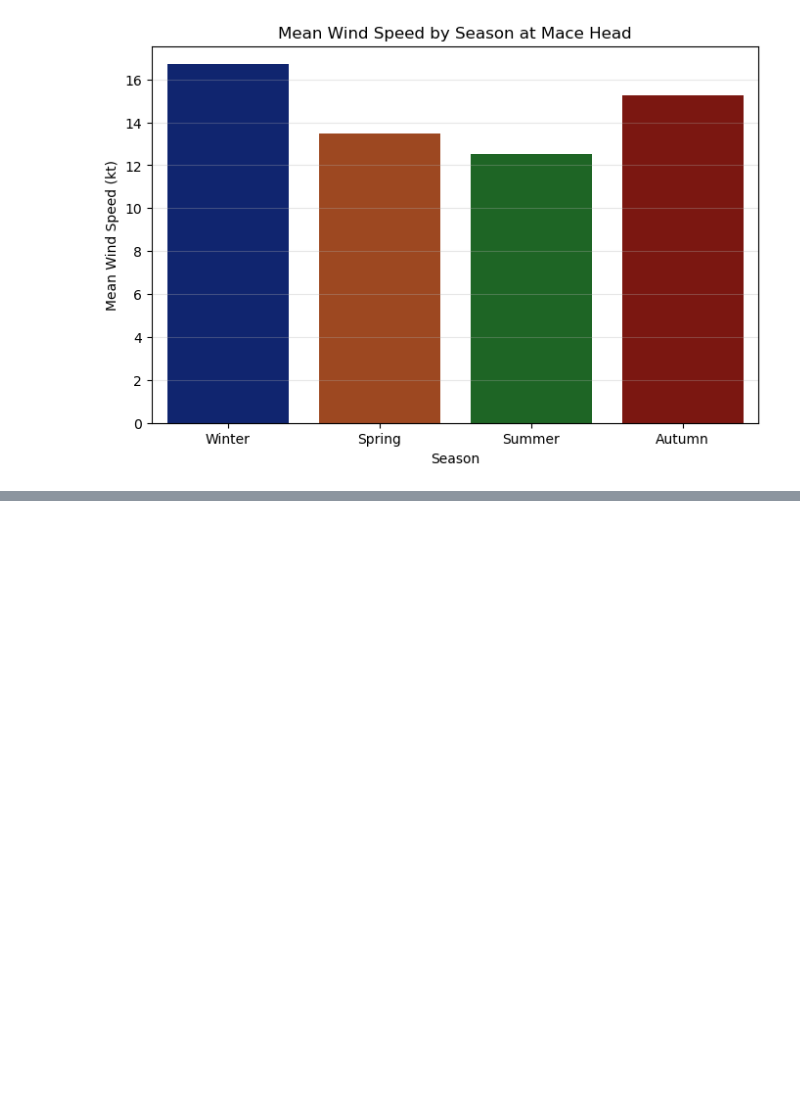
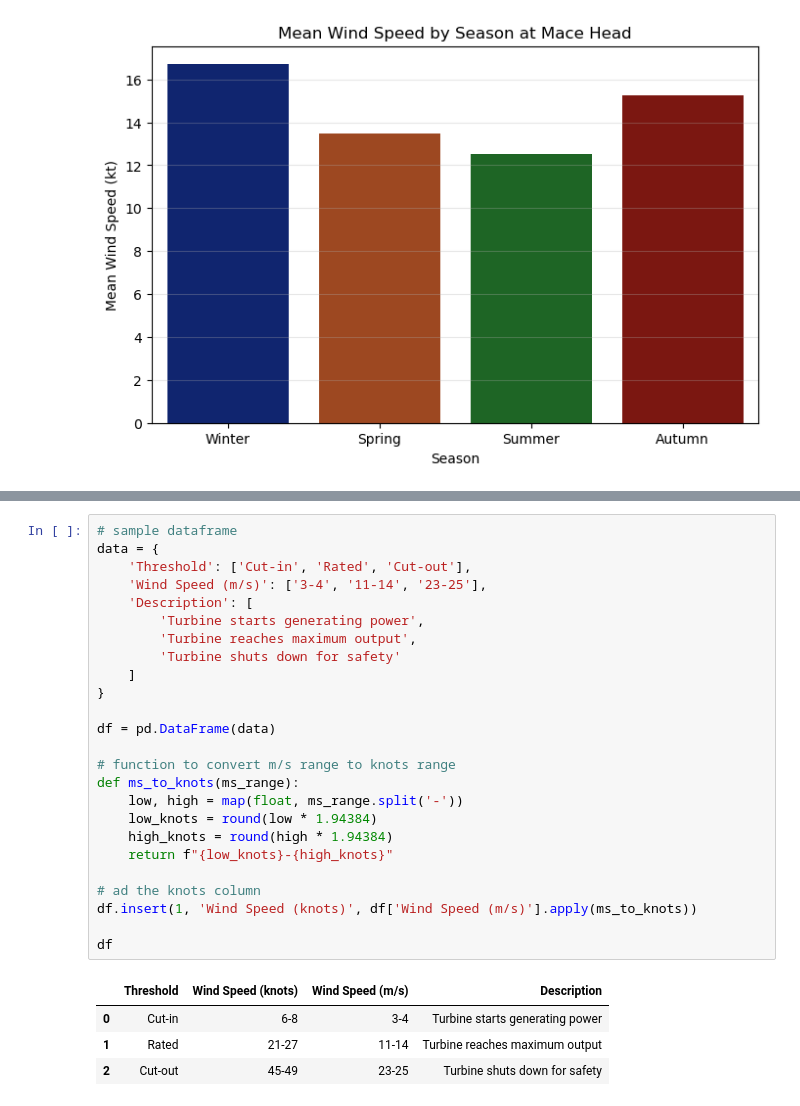
Before and after one commit to Maroua-El-Imame/programming-for-data-analytics, a Jupyter notebook: project/windspeed_analysis_project.ipynb, the cells around one changed output, grey strips where cells are left out. Drawn from its saved outputs; the diff is of its cells as text; blank space fills up the shorter version.

```diff
--- a/project/windspeed_analysis_project.ipynb
+++ b/project/windspeed_analysis_project.ipynb
@@ -430,0 +485,30 @@ Winter and autumn show higher mean wind speeds, while summer exhibits lower valu
+# %%
+# sample dataframe
+data = {
+    'Threshold': ['Cut-in', 'Rated', 'Cut-out'],
+    'Wind Speed (m/s)': ['3-4', '11-14', '23-25'],
+    'Description': [
+        'Turbine starts generating power',
+        'Turbine reaches maximum output',
+        'Turbine shuts down for safety'
+    ]
+}
+
+df = pd.DataFrame(data)
+
+# function to convert m/s range to knots range
+def ms_to_knots(ms_range):
+    low, high = map(float, ms_range.split('-'))
+    low_knots = round(low * 1.94384)
+    high_knots = round(high * 1.94384)
+    return f"{low_knots}-{high_knots}"
+
+# ad the knots column
+df.insert(1, 'Wind Speed (knots)', df['Wind Speed (m/s)'].apply(ms_to_knots))
+
+df
+# %% [output]
+|  | Threshold | Wind Speed (knots) | Wind Speed (m/s) | Description |
+| 0 | Cut-in | 6-8 | 3-4 | Turbine starts generating power |
+| 1 | Rated | 21-27 | 11-14 | Turbine reaches maximum output |
+| 2 | Cut-out | 45-49 | 23-25 | Turbine shuts down for safety |
```
Also changed, not shown: parts of 11 cells of this notebook.
